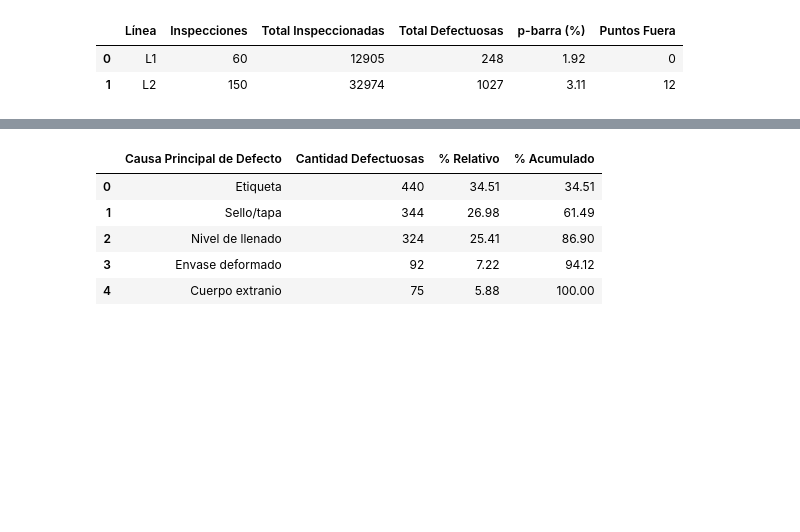
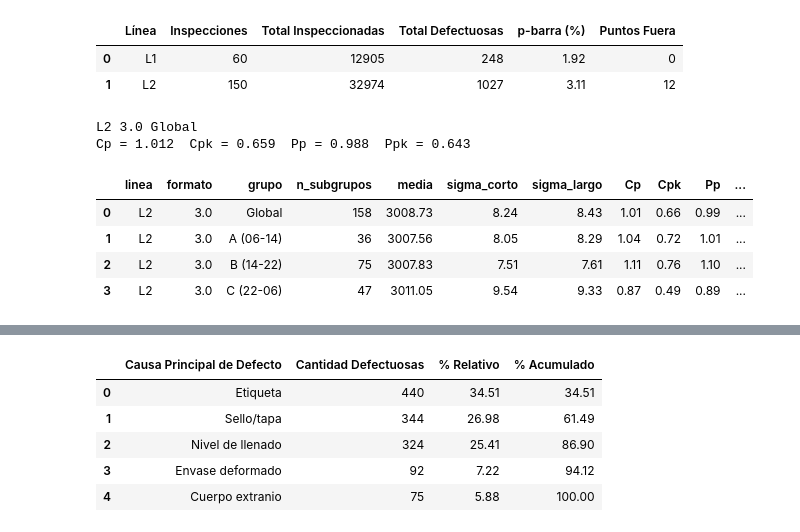
Before and after one commit to camiloascencio-hash/GP-S, a Jupyter notebook: E1_OFF.ipynb, the cells around one changed output, grey strips where cells are left out. Cells and saved outputs as stored; diff of their text form; code cells hidden in the pictures; blank space fills up the shorter version.

```diff
--- a/E1_OFF.ipynb
+++ b/E1_OFF.ipynb
@@ -848,0 +856,23 @@ display(df_res_lineas)
+# %%
+LIE = esp.loc[formato, "LIE_mL"]
+LSE = esp.loc[formato, "LSE_mL"]
+
+d = llen[llen["subgrupo"].isin(f1["subgrupo"])]      # mediciones de la Fase I estable
+
+g = d.groupby("subgrupo")["volumen_mL"]
+mu, Rb = g.mean().mean(), (g.max() - g.min()).mean()
+sigma_c = Rb / d2                                    # corto plazo -> Cp, Cpk
+sigma_l = d["volumen_mL"].std(ddof=1)                # largo plazo -> Pp, Ppk
+
+Cp = (LSE - LIE) / (6 * sigma_c)
+Cpk = min(LSE - mu, mu - LIE) / (3 * sigma_c)
+Pp = (LSE - LIE) / (6 * sigma_l)
+Ppk = min(LSE - mu, mu - LIE) / (3 * sigma_l)
+
+print(linea, formato, "Global")
+print("Cp =", round(Cp, 3), " Cpk =", round(Cpk, 3), " Pp =", round(Pp, 3), " Ppk =", round(Ppk, 3))
+
+capacidades.append([linea, formato, "Global", len(f1), mu, sigma_c, sigma_l, Cp, Cpk, Pp, Ppk])
+# %% [output]
+L2 3.0 Global
+Cp = 1.012  Cpk = 0.659  Pp = 0.988  Ppk = 0.643
@@ -848,0 +931,14 @@ display(df_res_lineas)
+# %%
+columnas_cap = ["linea", "formato", "grupo", "n_subgrupos", "media", "sigma_corto",
+                "sigma_largo", "Cp", "Cpk", "Pp", "Ppk"]
+
+tabla_cap = pd.DataFrame(capacidades, columns=columnas_cap)
+tabla_cap["Cp/Cpk"] = tabla_cap["Cp"] / tabla_cap["Cpk"]    # 1 = centrado
+
+tabla_cap.round(2)
+# %% [output]
+|  | linea | formato | grupo | n_subgrupos | media | sigma_corto | sigma_largo | Cp | Cpk | Pp | ... |
+| 0 | L2 | 3.0 | Global | 158 | 3008.73 | 8.24 | 8.43 | 1.01 | 0.66 | 0.99 | ... |
+| 1 | L2 | 3.0 | A (06-14) | 36 | 3007.56 | 8.05 | 8.29 | 1.04 | 0.72 | 1.01 | ... |
+| 2 | L2 | 3.0 | B (14-22) | 75 | 3007.83 | 7.51 | 7.61 | 1.11 | 0.76 | 1.10 | ... |
+| 3 | L2 | 3.0 | C (22-06) | 47 | 3011.05 | 9.54 | 9.33 | 0.87 | 0.49 | 0.89 | ... |
```
Also changed, not shown: parts of 9 cells of this notebook.
